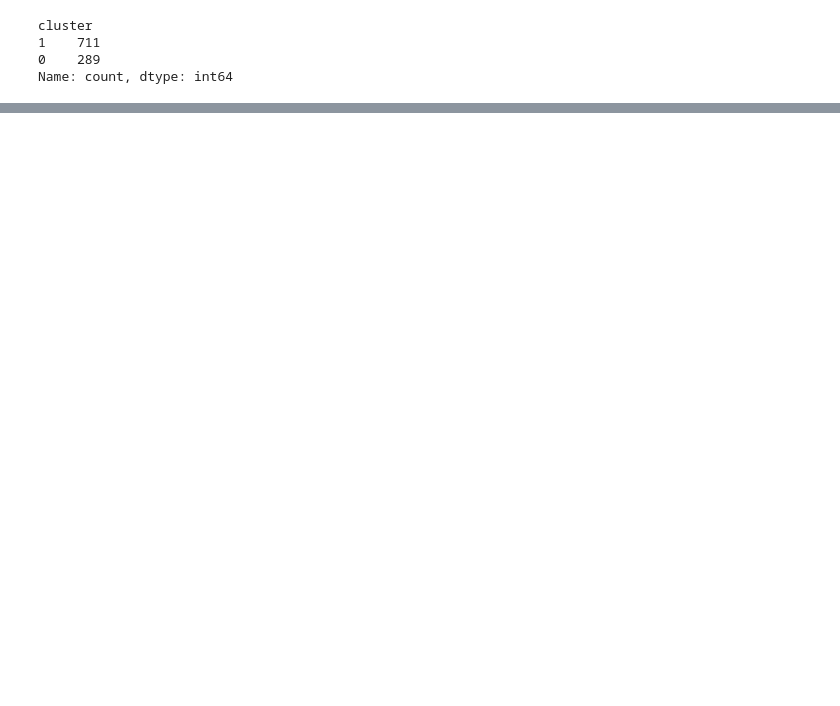
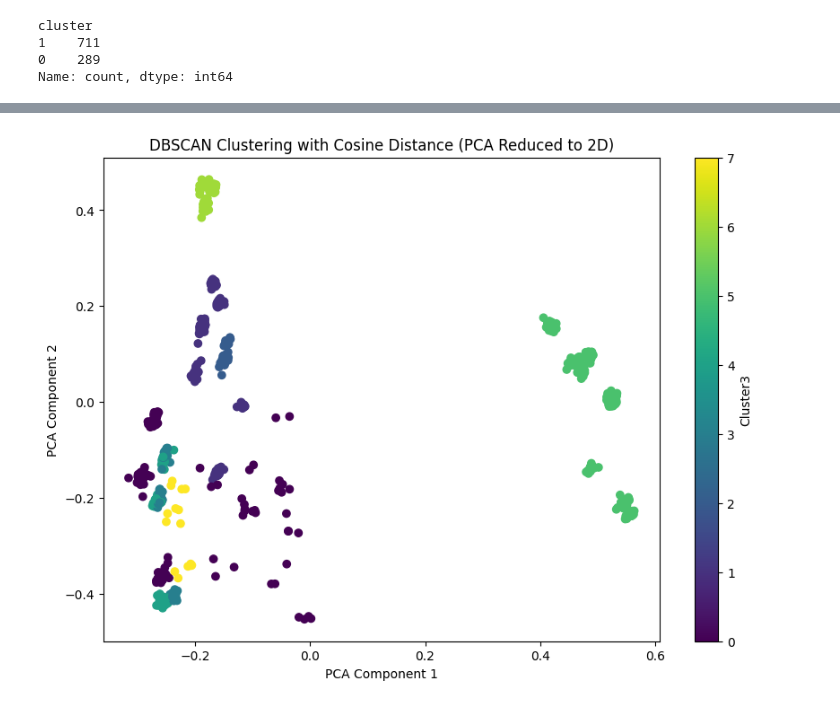
Before and after one commit to davidcsisk/vector-search-with-security-logs, a Jupyter notebook: demo-neural-search-with-proxy-logs.ipynb, the cells around one changed output, grey strips where cells are left out. Cells and saved outputs as stored; diff of their text form; code cells hidden in the pictures; blank space fills up the shorter version.

```diff
--- a/demo-neural-search-with-proxy-logs.ipynb
+++ b/demo-neural-search-with-proxy-logs.ipynb
@@ -385,0 +497,17 @@ clustering.labels_
+# %%
+# Plot the results after applying PCA
+
+# Reduce the embeddings to 2 dimensions using PCA
+pca = PCA(n_components=2)
+reduced_embeddings = pca.fit_transform(embeddings)
+
+# Plot
+plt.figure(figsize=(10, 7))
+scatter = plt.scatter(reduced_embeddings[:, 0], reduced_embeddings[:, 1], c=df['cluster3'], cmap='viridis', marker='o')
+plt.title('DBSCAN Clustering with Cosine Distance (PCA Reduced to 2D)')
+plt.xlabel('PCA Component 1')
+plt.ylabel('PCA Component 2')
+plt.colorbar(scatter, label='Cluster3')
+plt.show()
+# %% [output]
+[figure, added]
```
Also changed, not shown: parts of 18 cells of this notebook.
